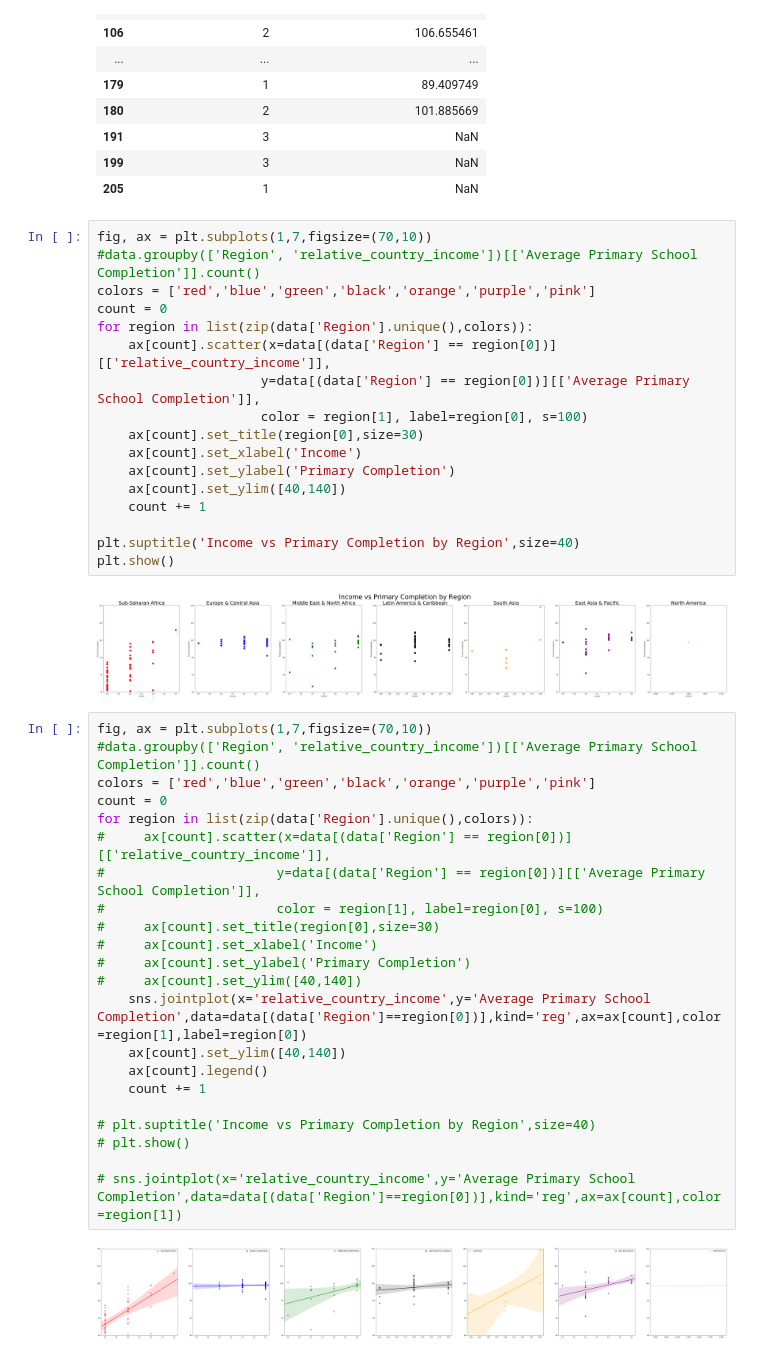
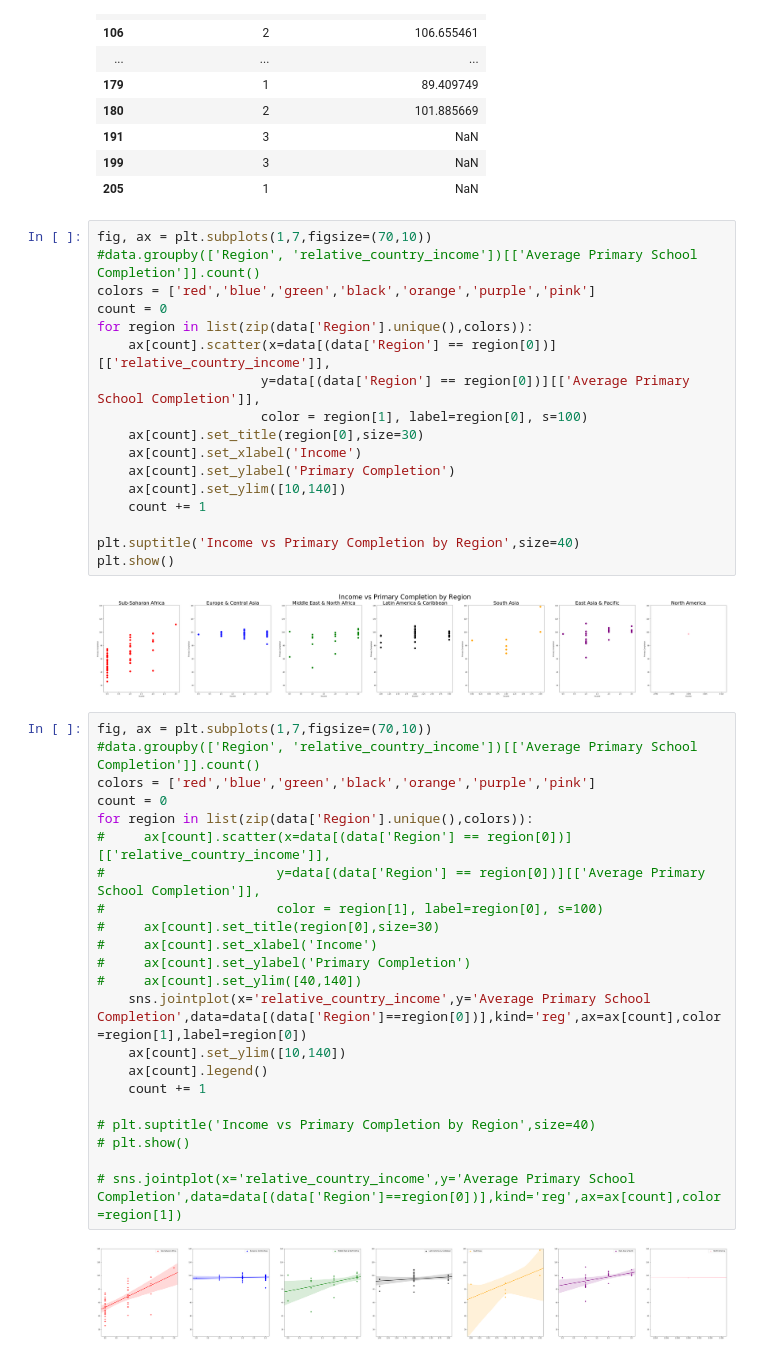
Before and after one commit to Yee-Brian14/primary_completion_rate, a Jupyter notebook: working-notebook.ipynb, the cells around one changed output. Drawn from its saved outputs; the diff is of its cells as text.

```diff
--- a/working-notebook.ipynb
+++ b/working-notebook.ipynb
@@ -514,37 +509,37 @@ for region in list(zip(data['Region'].unique(),colors)):
     ax[count].set_title(region[0],size=30)
     ax[count].set_xlabel('Income')
     ax[count].set_ylabel('Primary Completion')
-    ax[count].set_ylim([40,140])
+    ax[count].set_ylim([10,140])
     count += 1
 
 plt.suptitle('Income vs Primary Completion by Region',size=40)
 plt.show()
 # %% [output]
-[figure, old version]
+[figure, new version]
 # %%
 fig, ax = plt.subplots(1,7,figsize=(70,10))
 #data.groupby(['Region', 'relative_country_income'])[['Average Primary School Completion']].count()
 colors = ['red','blue','green','black','orange','purple','pink']
 count = 0
 for region in list(zip(data['Region'].unique(),colors)):
 #     ax[count].scatter(x=data[(data['Region'] == region[0])][['relative_country_income']],
 #                      y=data[(data['Region'] == region[0])][['Average Primary School Completion']],
 #                      color = region[1], label=region[0], s=100)
 #     ax[count].set_title(region[0],size=30)
 #     ax[count].set_xlabel('Income')
 #     ax[count].set_ylabel('Primary Completion')
 #     ax[count].set_ylim([40,140])
     sns.jointplot(x='relative_country_income',y='Average Primary School Completion',data=data[(data['Region']==region[0])],kind='reg',ax=ax[count],color=region[1],label=region[0])
-    ax[count].set_ylim([40,140])
+    ax[count].set_ylim([10,140])
     ax[count].legend()
     count += 1
 
 # plt.suptitle('Income vs Primary Completion by Region',size=40)
 # plt.show()
 
 # sns.jointplot(x='relative_country_income',y='Average Primary School Completion',data=data[(data['Region']==region[0])],kind='reg',ax=ax[count],color=region[1])
 # %% [output]
-[figure, old version]
+[figure, new version]
 [figure]
 [figure]
 [figure]
```
Also changed, not shown: parts of 19 cells of this notebook, 1 other file.
